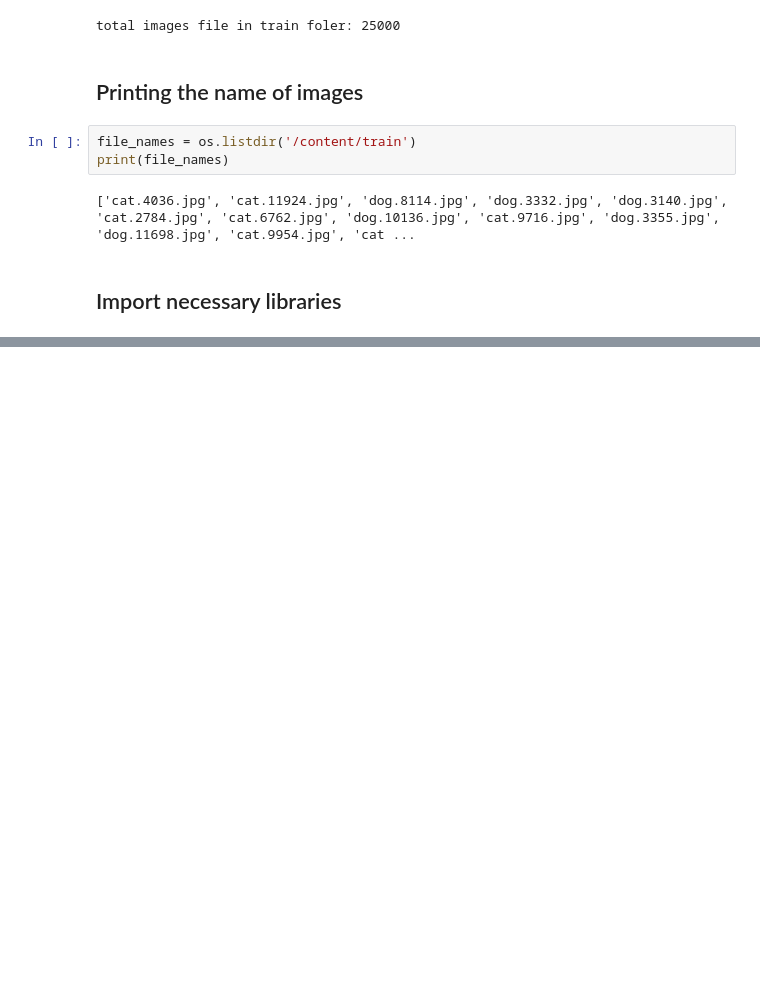
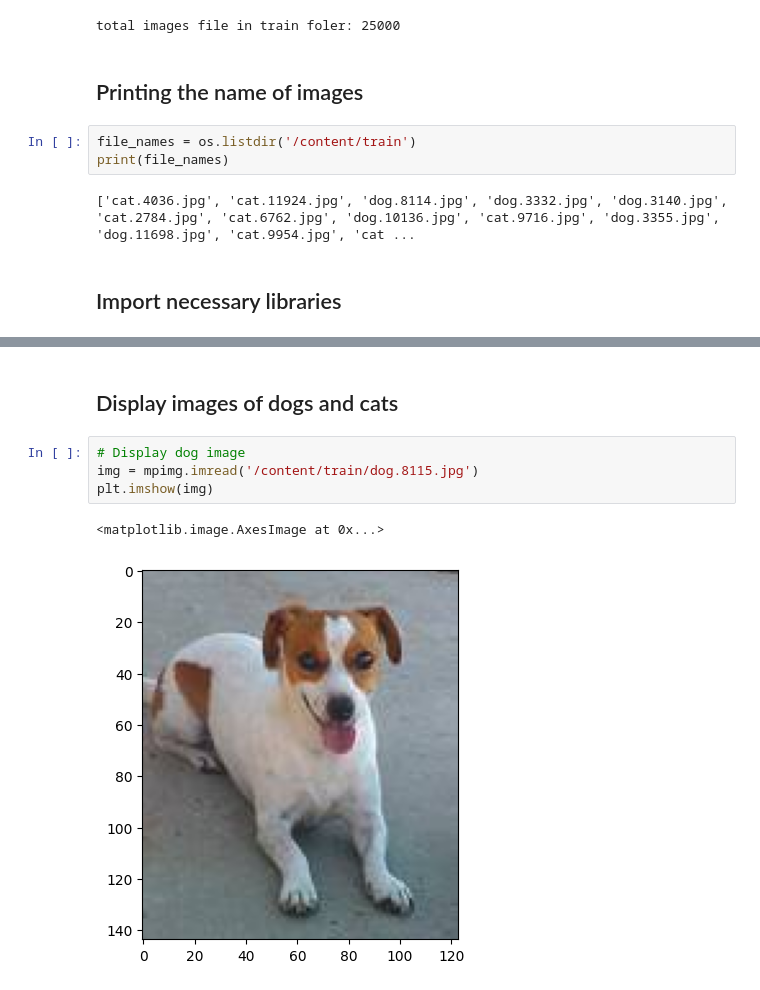
Before and after one commit to tklwin/Deep-Learning, a Jupyter notebook: transfer_learning_dog_vs_cat.ipynb, the cells around one changed output, grey strips where cells are left out. Drawn from its saved outputs; the diff is of its cells as text; blank space fills up the shorter version.

```diff
--- a/transfer_learning_dog_vs_cat.ipynb
+++ b/transfer_learning_dog_vs_cat.ipynb
@@ -81,0 +93,9 @@ print(file_names)
+# %% [markdown]
+## Display images of dogs and cats
+# %%
+# Display dog image
+img = mpimg.imread('/content/train/dog.8115.jpg')
+plt.imshow(img)
+# %% [output]
+<matplotlib.image.AxesImage at 0x...>
+[figure, added]
```
Also changed, not shown: parts of 10 cells of this notebook.
